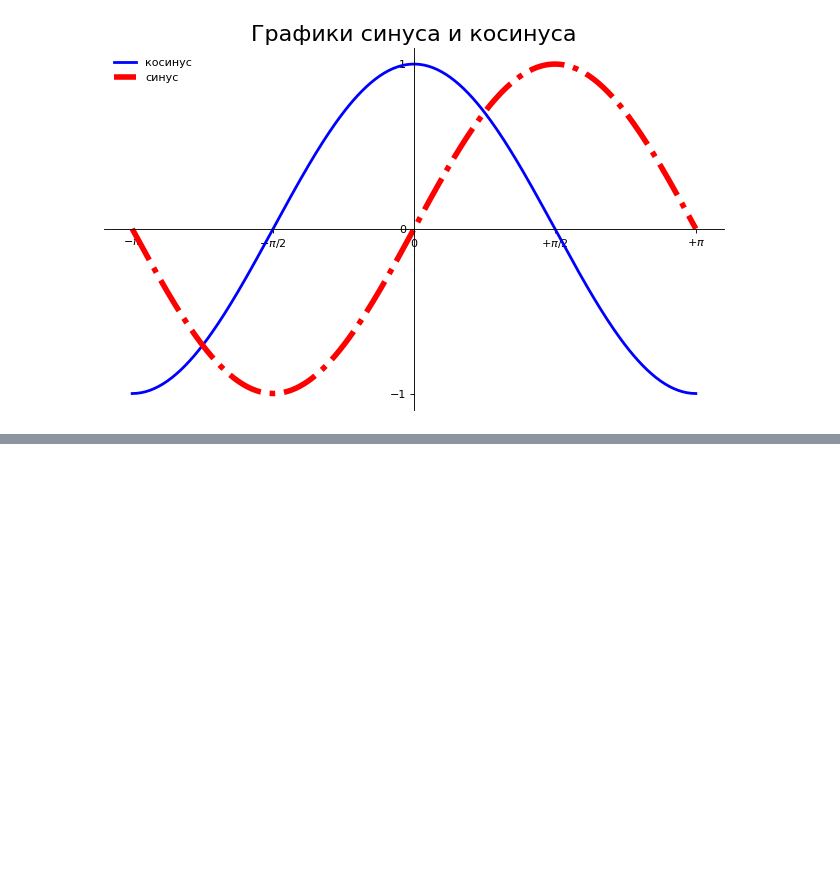
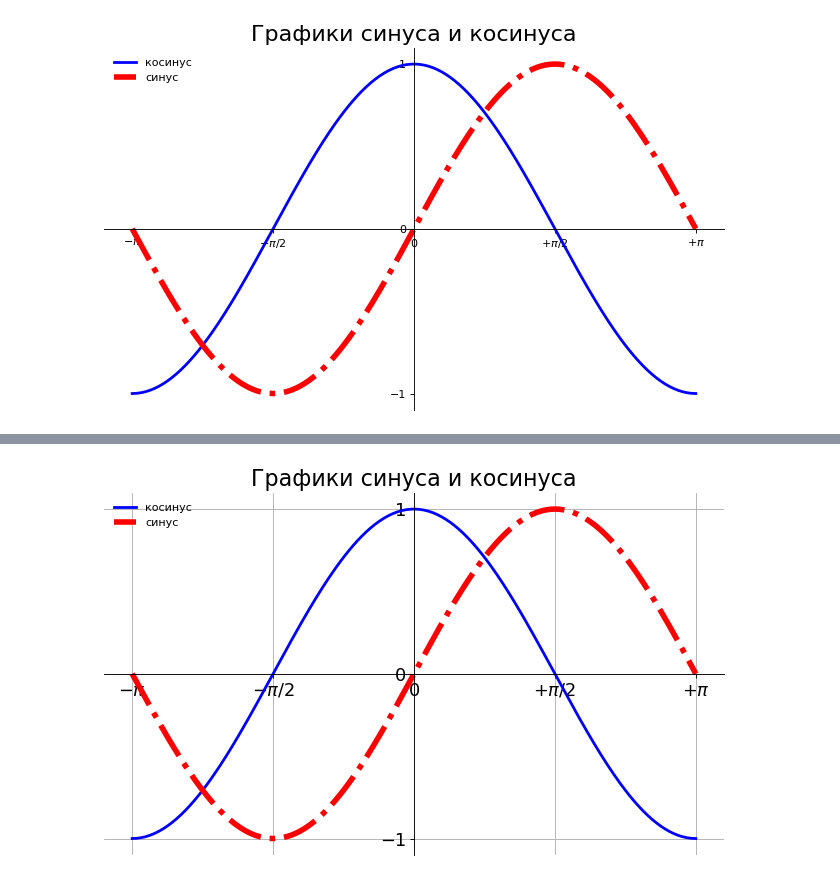
Before and after one commit to tatyderb/m2020, a Jupyter notebook: 1_visualization/1_simple_plot.ipynb, the cells around one changed output, grey strips where cells are left out. Cells and saved outputs as stored; diff of their text form; code cells hidden in the pictures; blank space fills up the shorter version.

```diff
--- a/1_visualization/1_simple_plot.ipynb
+++ b/1_visualization/1_simple_plot.ipynb
@@ -431,0 +452,44 @@ plt.show()
+# %%
+import matplotlib.pyplot as plt
+import numpy as np
+
+X = np.linspace(-np.pi, np.pi, 256, endpoint=True) # 258 точек от -пи до пи, включая последнюю, вектор Х
+CY, SY = np.cos(X), np.sin(X)                      # векторы Y координат для cos и sin
+
+plt.figure(figsize=(10,6), dpi=80)   # размер фигуры 10 к 6, более горизонтальная
+plt.title("Графики синуса и косинуса", fontsize=20)
+
+# диапазон по х и у
+plt.xlim(X.min()*1.1, X.max()*1.1)
+plt.ylim(CY.min()*1.1, CY.max()*1.1)
+
+# ставим черточки ticks на осях и подписываем label у черточки
+plt.xticks( [-np.pi, -np.pi/2, 0, np.pi/2, np.pi])
+plt.yticks([-1, 0, +1])
+
+# подписи с pi на оси Х
+plt.xticks([-np.pi, -np.pi/2, 0, np.pi/2, np.pi], [r'$-\pi$', r'$-\pi/2$', r'$0$', r'$+\pi/2$', r'$+\pi$'])
+
+# Передвигаем оси так, чтобы они шли через (0,0)
+ax = plt.gca()                          # взять оси графика
+ax.spines['right'].set_color('none')    # сделать ось right невидимой
+ax.spines['top'].set_color('none')      # сделать ось top невидимой
+ax.xaxis.set_ticks_position('bottom')   # взять черточки для осих Х с оси bottom
+ax.spines['bottom'].set_position(('data',0))  # поставись ось bottom в точку 0
+ax.yaxis.set_ticks_position('left')     # взять черточки для осих Y с оси left
+ax.spines['left'].set_position(('data',0))    # поставись ось left в точку 0
+
+for label in ax.get_xticklabels() + ax.get_yticklabels():
+    label.set_fontsize(16)
+
+plt.plot(X, CY, color="blue", linewidth=2.5, linestyle="-", label="косинус")
+plt.plot(X, SY, color="red",  linewidth=5, linestyle="-.", label="синус")
+
+# рисуем легенду в левом верхнем углу без рамочки
+plt.legend(loc='upper left', frameon=False)
+
+plt.grid()
+
+plt.show()
+# %% [output]
+[figure, added]
```
Also changed, not shown: parts of 10 cells of this notebook, 1 other file.
